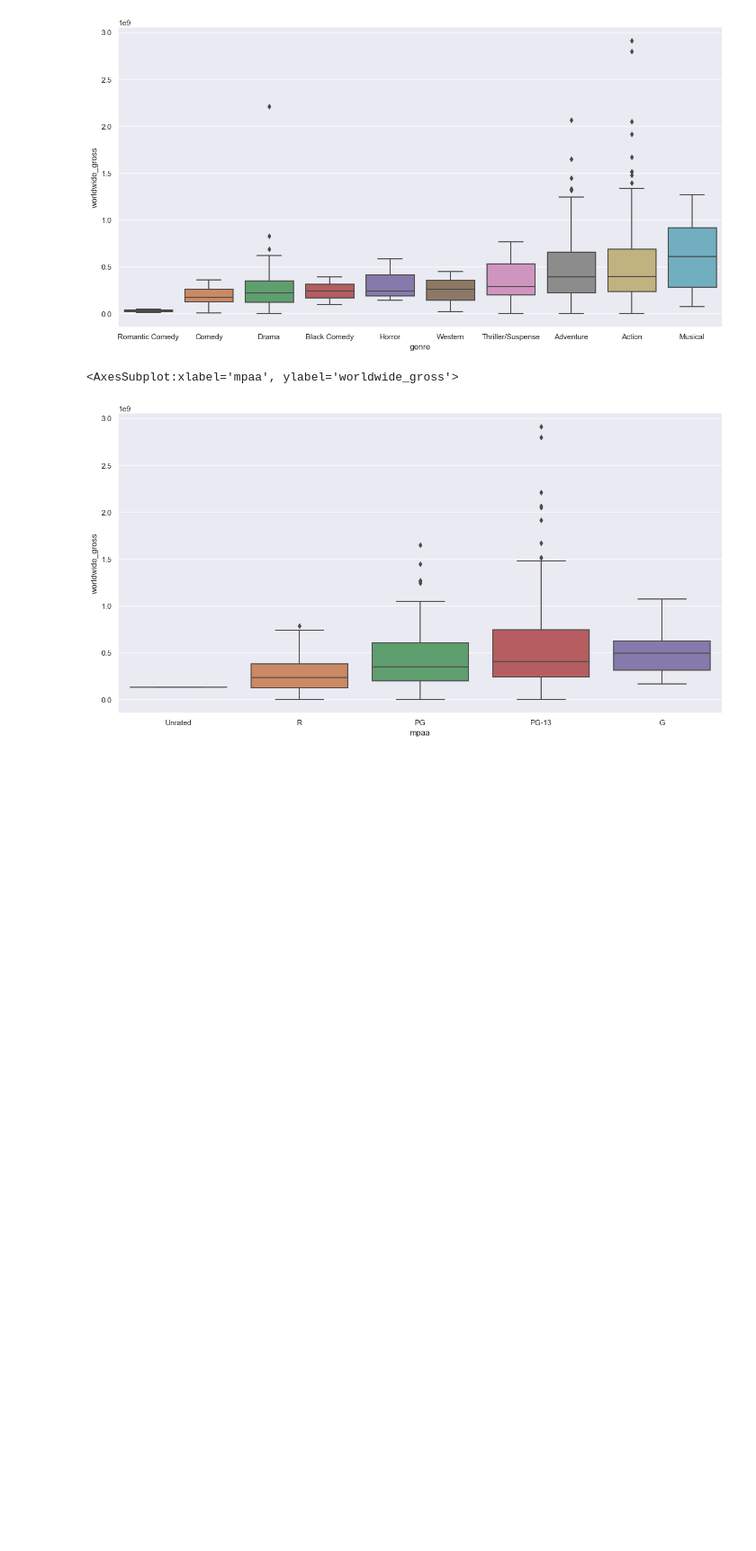
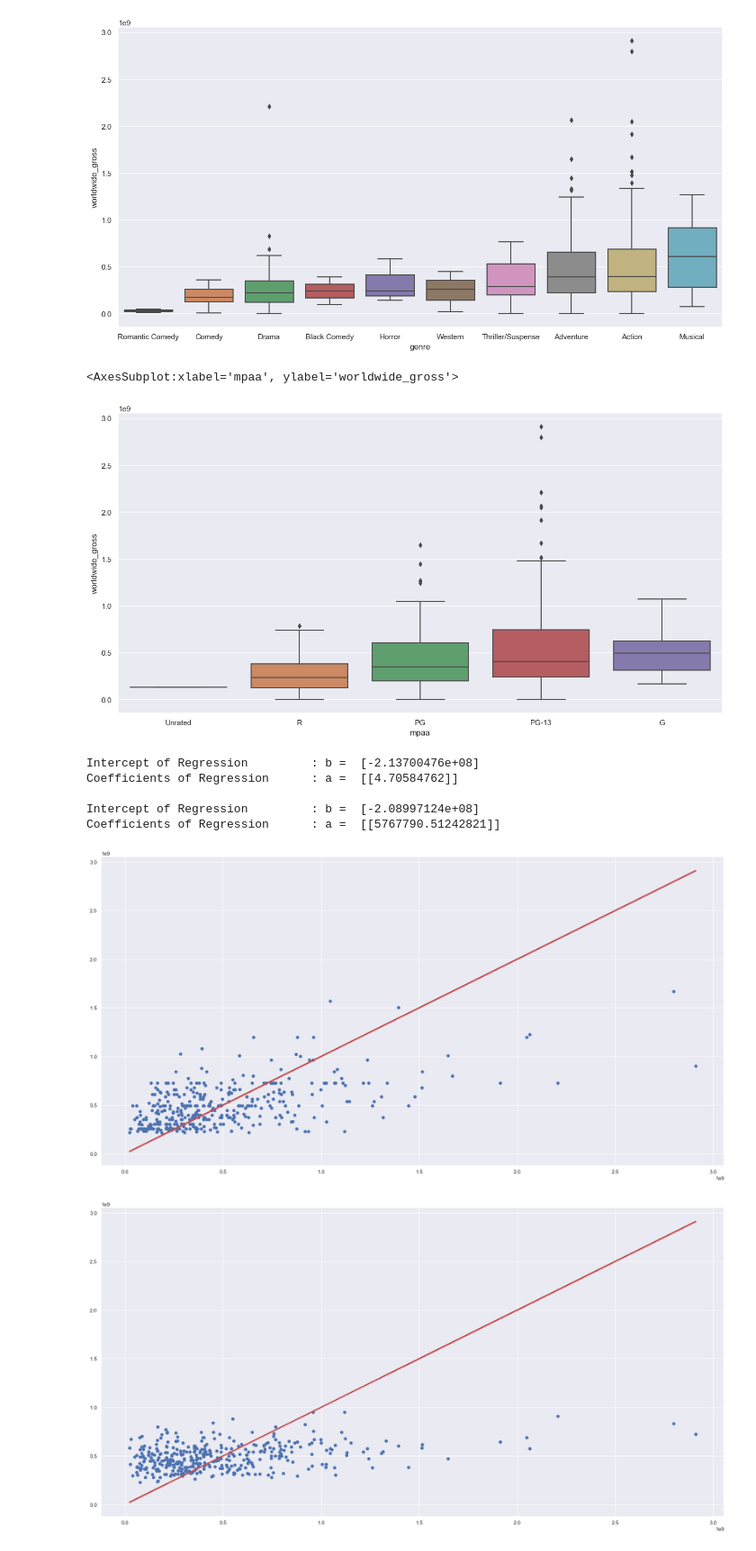
Before and after one commit to emonemoboiii/SC1015-Project-C126-Team1, a Jupyter notebook: Predicting Movie Budget Project.ipynb, the cells around one changed output. Shown at 90% size. Drawn from its saved outputs; the diff is of its cells as text; code cells hidden in the pictures; blank space fills up the shorter version.

```diff
--- a/Predicting Movie Budget Project.ipynb
+++ b/Predicting Movie Budget Project.ipynb
@@ -245,3 +231,40 @@ sb.boxplot(x = 'mpaa', y = 'worldwide_gross', data = movieCatData,
 # %% [output]
 <AxesSubplot:xlabel='mpaa', ylabel='worldwide_gross'>
 [figure]
+# %%
+from sklearn.linear_model import LinearRegression
+from sklearn.model_selection import train_test_split
+from sklearn.metrics import mean_squared_error
+
+def regression_func(predictor, response):
+    # Split the Dataset into Train and Test
+    X_train, X_test, y_train, y_test = train_test_split(predictor, response, test_size = 0.20)
+
+    # Linear Regression using Train Data
+    linreg = LinearRegression()         # create the linear regression object
+    linreg.fit(X_train, y_train)        # train the linear regression model
+
+    # Coefficients of the Linear Regression line
+    print('Intercept of Regression \t: b = ', linreg.intercept_)
+    print('Coefficients of Regression \t: a = ', linreg.coef_)
+    print()
+
+    # Predict SalePrice values corresponding to predictor
+    y_train_pred = linreg.predict(X_train)
+    y_test_pred = linreg.predict(X_test)
+
+    # Plot the regression line
+    f = plt.figure(figsize=(24, 12))
+    plt.scatter(y_train, y_train_pred, color = "b")
+    plt.plot(y_train, y_train, 'r-', linewidth = 3)
+
+regression_func(production_cost,worldwide_gross)
+regression_func(runtime,worldwide_gross)
+# %% [output]
+Intercept of Regression         : b =  [-2.13700476e+08]
+Coefficients of Regression      : a =  [[4.70584762]]
+
+Intercept of Regression         : b =  [-2.08997124e+08]
+Coefficients of Regression      : a =  [[5767790.51242821]]
+[figure, added]
+[figure, added]
```
Also changed, not shown: parts of 11 cells of this notebook.
